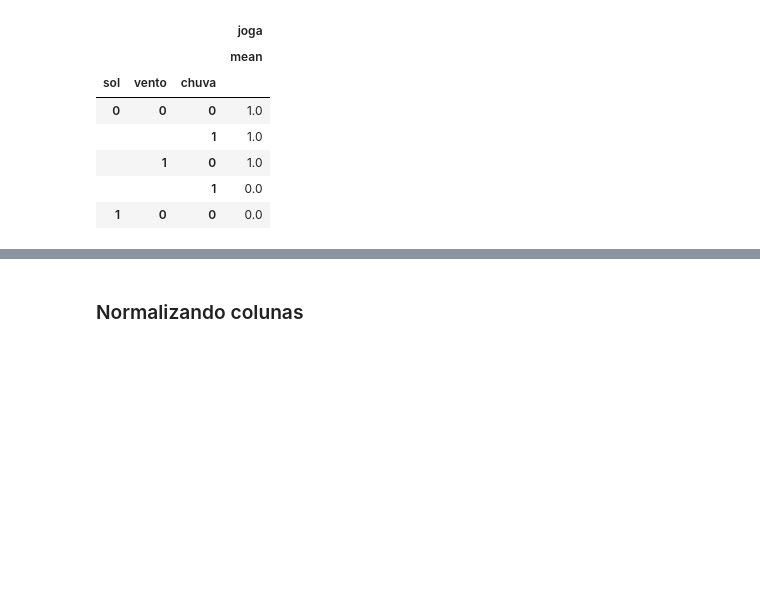
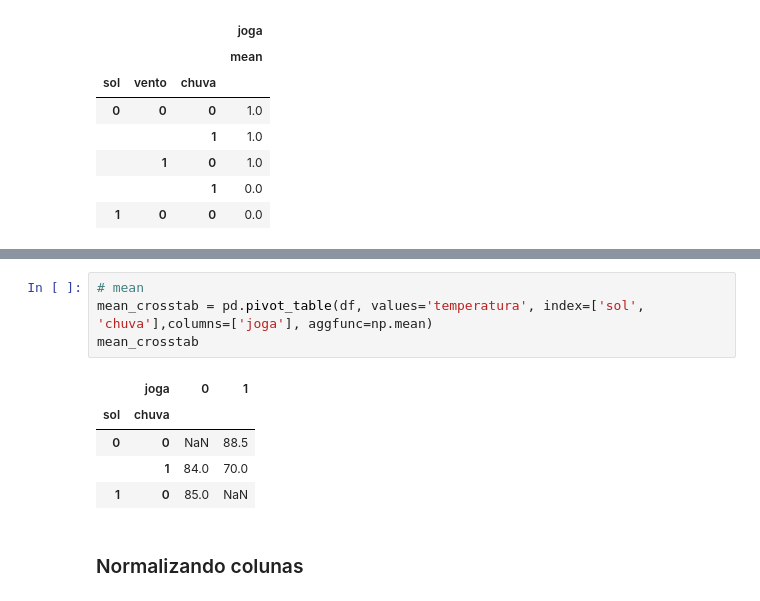
Before and after one commit to leandrocl2005/Curso-basico-de-Python-para-cientistas-de-dados, a Jupyter notebook: aulas/cd_aula_3.ipynb, the cells around one changed output, grey strips where cells are left out. Cells and saved outputs as stored; diff of their text form; blank space fills up the shorter version.

```diff
--- a/aulas/cd_aula_3.ipynb
+++ b/aulas/cd_aula_3.ipynb
@@ -388,3 +439,13 @@ df.groupby(by=['sol', 'vento', 'chuva']).agg({'joga': ['mean']})
+# %%
+# mean
+mean_crosstab = pd.pivot_table(df, values='temperatura', index=['sol', 'chuva'],columns=['joga'], aggfunc=np.mean)
+mean_crosstab
+# %% [output]
+|  | joga | 0 | 1 |
+| sol | chuva |  |  |
+| 0 | 0 | NaN | 88.5 |
+|  | 1 | 84.0 | 70.0 |
+| 1 | 0 | 85.0 | NaN |
 # %% [markdown]
 ### Normalizando colunas
 # %%
```
Also changed, not shown: parts of 18 cells of this notebook, 20 other files.
